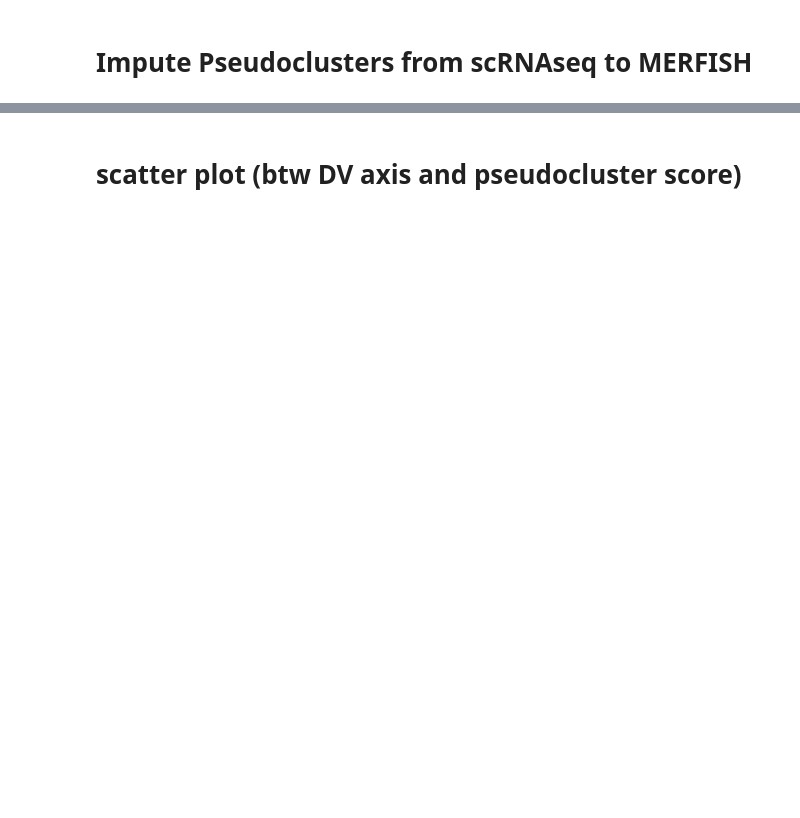
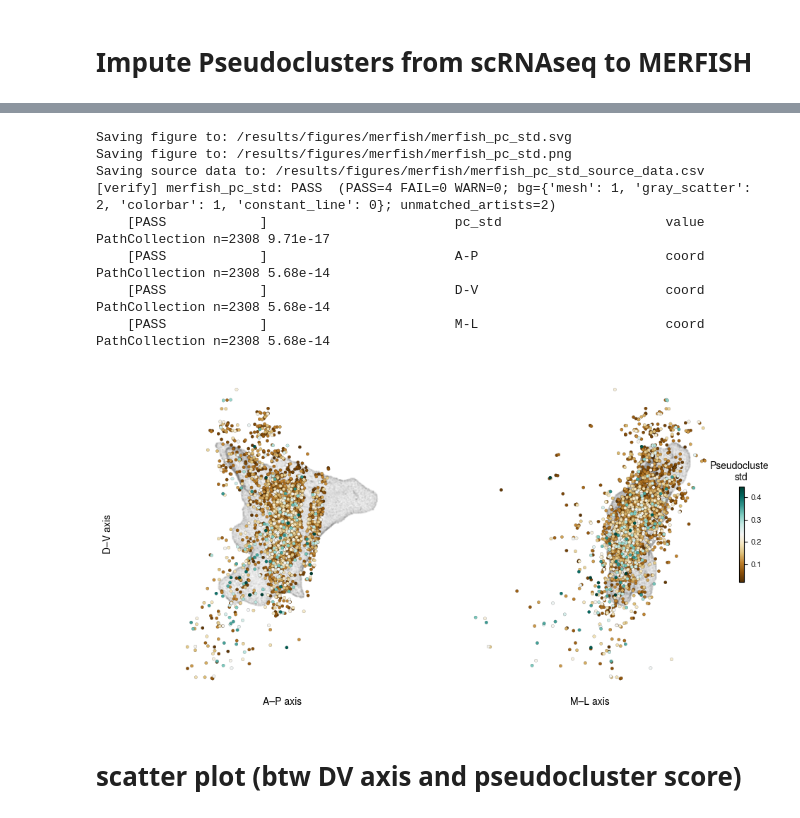
Before and after one commit to ShuonanChen/LCNE_transcriptomics, a Jupyter notebook: code/notebooks/merfish/plot_all_merfish_figs.ipynb, the cells around one changed output, grey strips where cells are left out. Drawn from its saved outputs; the diff is of its cells as text; code cells hidden in the pictures; blank space fills up the shorter version.

```diff
--- a/code/notebooks/merfish/plot_all_merfish_figs.ipynb
+++ b/code/notebooks/merfish/plot_all_merfish_figs.ipynb
@@ -741,34 +837,44 @@ def plot_pseudocluster_std(conf_mer,allspatial_j,mesh, s=10, scl_jitter=0.05):
     plotting.plot_mesh(ax1, mesh, direction='s', meshcol='lime')
     plotting.scatter_with_jitter(ax1, allspatial_j, conf_mer['pc_std'], direction='s', lw=0.1, s=s, scl_jitter=scl_jitter, ascending=True, cmap='BrBG')
     ax1.set_ylabel("D–V axis")
     ax1.set_xlabel("A–P axis")
     ax1.set_xticks([]); ax1.set_yticks([])
     for spine in ax1.spines.values():
         spine.set_visible(False)
 
     plotting.plot_mesh(ax2, mesh, direction='c', meshcol='lime')
     sca = plotting.scatter_with_jitter(ax2, allspatial_j, conf_mer['pc_std'], direction='c', lw=0.1, s=s, scl_jitter=scl_jitter, ascending=True, cmap='BrBG')
     cbar = plt.colorbar(sca, ax=ax2, shrink=0.3)
     cbar.ax.xaxis.set_label_position('top')
     cbar.ax.set_xlabel("Pseudocluster\nstd", ha='center', va='bottom')
     ax2.set_xlabel("M–L axis")
     ax2.set_xticks([]); ax2.set_yticks([])
     for spine in ax2.spines.values():
         spine.set_visible(False)
 
     ax1.set_aspect('equal', adjustable='datalim')
     ax2.set_aspect('equal', adjustable='datalim')
     fig.tight_layout()
     ax1.invert_yaxis()
     src_std = pd.DataFrame(np.asarray(allspatial_j)[:, :3], columns=["A-P", "D-V", "M-L"],
                            index=adata_mer.obs_names)
     src_std["pc_std"] = np.asarray(conf_mer['pc_std'])
-    save_figure("merfish_pc_std", source_data=src_std)
+    # save_figure("merfish_pc_std", source_data=src_std)
     return fig
 
 # Plot pseudocluster standard deviation
 fig = plot_pseudocluster_std(conf_mer, allspatial_j,mesh)
 plt.show()
+# %% [output]
+Saving figure to: /results/figures/merfish/merfish_pc_std.svg
+Saving figure to: /results/figures/merfish/merfish_pc_std.png
+Saving source data to: /results/figures/merfish/merfish_pc_std_source_data.csv
+[verify] merfish_pc_std: PASS  (PASS=4 FAIL=0 WARN=0; bg={'mesh': 1, 'gray_scatter': 2, 'colorbar': 1, 'constant_line': 0}; unmatched_artists=2)
+    [PASS            ]                        pc_std                     value       PathCollection n=2308 9.71e-17
+    [PASS            ]                        A-P                        coord       PathCollection n=2308 5.68e-14
+    [PASS            ]                        D-V                        coord       PathCollection n=2308 5.68e-14
+    [PASS            ]                        M-L                        coord       PathCollection n=2308 5.68e-14
+[figure, added]
 # %% [markdown]
 # scatter plot (btw DV axis and pseudocluster score)
 # %%
```
Also changed, not shown: parts of 18 cells of this notebook, 6 other files.
